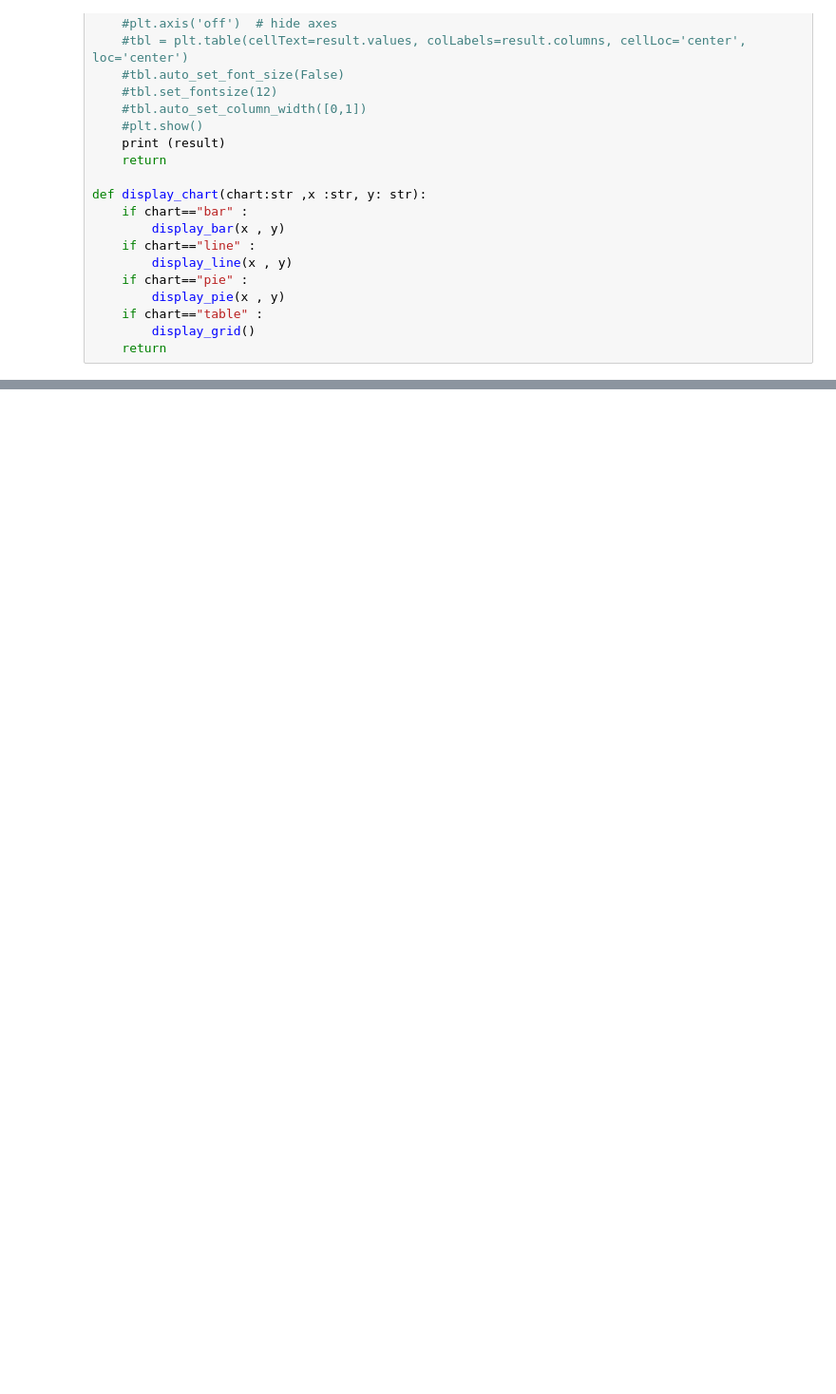
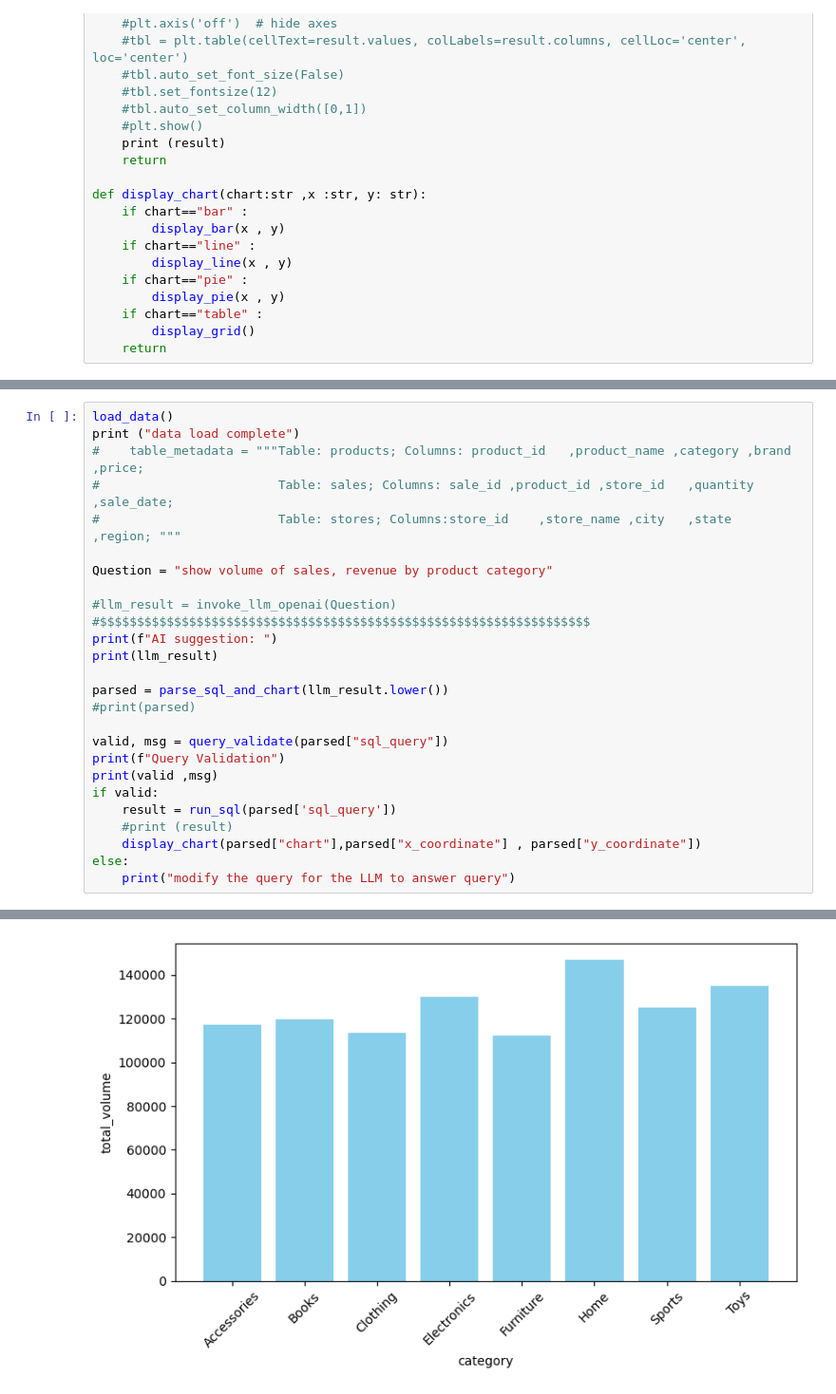
Before and after one commit to vdoddihithlu/AgenticAIReporting, a Jupyter notebook: app07.ipynb, the cells around one changed output, grey strips where cells are left out. Shown at 95% size. Saved outputs shown, nothing was run; the diff lists cells and outputs as text; blank space fills up the shorter version.

```diff
--- a/app07.ipynb
+++ b/app07.ipynb
@@ -355,0 +353,26 @@ True Passed
+# %%
+load_data()
+print ("data load complete")
+#    table_metadata = """Table: products; Columns: product_id	,product_name ,category	,brand	,price;
+#                        Table: sales; Columns: sale_id	,product_id	,store_id	,quantity	,sale_date;
+#                        Table: stores; Columns:store_id	,store_name	,city	,state	,region; """
+
+Question = "show volume of sales, revenue by product category"
+
+#llm_result = invoke_llm_openai(Question) #$$$$$$$$$$$$$$$$$$$$$$$$$$$$$$$$$$$$$$$$$$$$$$$$$$$$$$$$$$$$$$$$$$
+print(f"AI suggestion: ")
+print(llm_result)
+
+parsed = parse_sql_and_chart(llm_result.lower())
+#print(parsed)
+
+valid, msg = query_validate(parsed["sql_query"])
+print(f"Query Validation")
+print(valid ,msg)
+if valid:
+    result = run_sql(parsed['sql_query'])
+    #print (result)
+    display_chart(parsed["chart"],parsed["x_coordinate"] , parsed["y_coordinate"])
+else:
+    print("modify the query for the LLM to answer query")
+# %% [output]
@@ -355,0 +396 @@ True Passed
+[figure, added]
```
Also changed, not shown: parts of 14 cells of this notebook.
